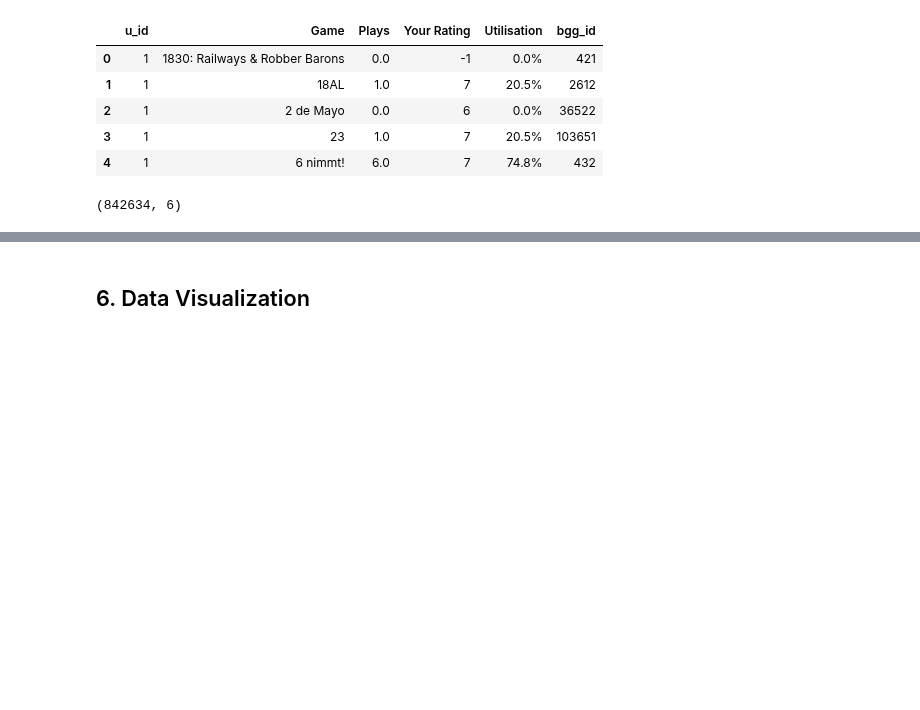
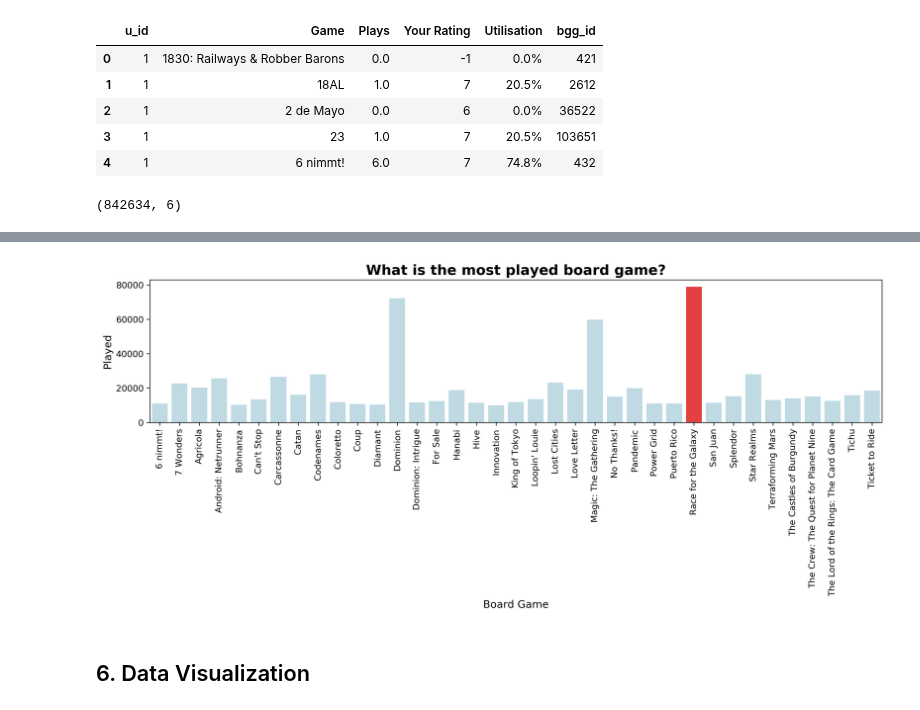
Before and after one commit to LourdesRodriguez/recommender_system, a Jupyter notebook: 2_Data_Understanding.ipynb, the cells around one changed output, grey strips where cells are left out. Cells and saved outputs as stored; diff of their text form; code cells hidden in the pictures; blank space fills up the shorter version.

```diff
--- a/2_Data_Understanding.ipynb
+++ b/2_Data_Understanding.ipynb
@@ -964,0 +967,3 @@ users.to_csv('users.csv')
+# %%
+plays=users.groupby('Game')['Plays'].sum()
+plays.sort_values(ascending=False)
@@ -965,3 +1004,25 @@ users.to_csv('users.csv')
+# %%
+yy= list(plays[plays > 10000])
+xy= list(plays[plays > 10000].index.values)
+
+fig = plt.figure(figsize=(15,3), dpi=300)
+ax = fig.gca()
+
+
+#sns.set_style("whitegrid")
+#sns.set_context("notebook", font_scale = 1, rc={'axes.titlesize': 15})
+values = np.array(yy)
+clrs = ['lightblue' if (x < max(values)) else 'red' for x in values ]
+bar=sns.barplot(x=xy, y=yy, ax=ax, palette=clrs, alpha = 0.85)
+#sns.despine(left=True, bottom=True)
+
+plt.setp(bar.get_xticklabels(), rotation=90)
+bar.set_title('What is the most played board game?',fontdict= { 'fontsize': 16, 'fontweight':'bold'})
+bar.set_xlabel('Board Game',fontsize = 12, )
+bar.set_ylabel('Played',fontsize = 12 )
+plt.show();
+# %% [output]
+[figure, added]
 # %% [markdown]
 <a id="dv"></a>
 
```
Also changed, not shown: parts of 10 cells of this notebook.
